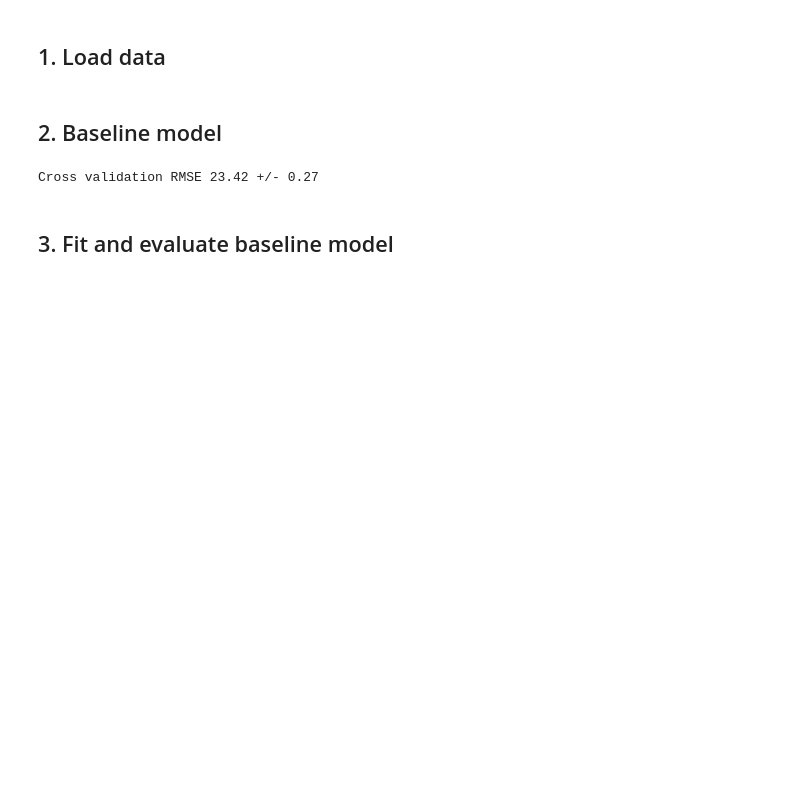
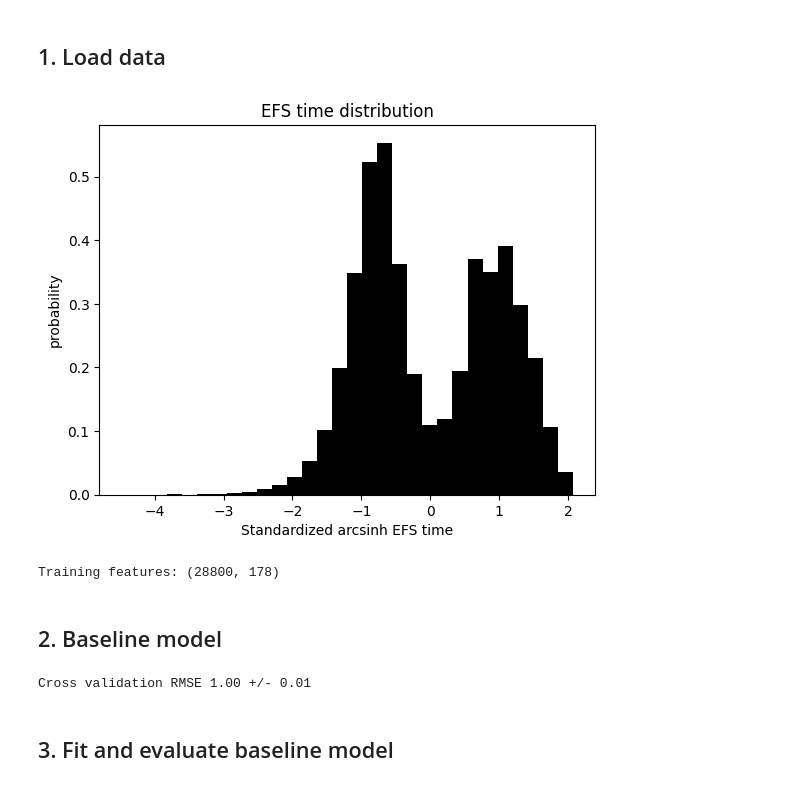
Before and after one commit to gperdrizet/HSCT_survival, a Jupyter notebook: 03-linear_regression_model.ipynb, the cells around one changed output. Drawn from its saved outputs; the diff is of its cells as text; code cells hidden in the pictures; blank space fills up the shorter version.

```diff
--- a/03-linear_regression_model.ipynb
+++ b/03-linear_regression_model.ipynb
@@ -13,10 +18,21 @@ from sklearn.linear_model import ElasticNet
 ## 1. Load data
 # %%
 training_features=pd.read_parquet('./data/encoded/training_features_df.parquet')
-training_labels=pd.read_csv('./data/encoded/training_labels.csv')
+training_labels=pd.read_parquet('./data/encoded/training_labels_df.parquet')
 
 # Remove id column from training features
 training_features.drop('ID', axis=1, inplace=True)
+
+plt.title('EFS time distribution')
+plt.hist(training_labels['efs_time'], density=True, bins=30, color='black')
+plt.xlabel('Standardized arcsinh EFS time')
+plt.ylabel('probability')
+plt.show()
+
+print(f'Training features: {training_features.shape}')
+# %% [output]
+[figure, added]
+Training features: (28800, 178)
 # %% [markdown]
 ## 2. Baseline model
 # %%
@@ -44,10 +60,13 @@ def cross_val(model, features: pd.DataFrame, labels: pd.Series) -> list[float]:
     # Return the scores
     return scores
 
+# Instantiate default elastic net model
 baseline_model=ElasticNet(random_state=315)
+
+# Run cross-validation to estimate out-of-sample performance
 baseline_scores=cross_val(baseline_model, training_features, training_labels['efs_time'])
 # %% [output]
-Cross validation RMSE 23.42 +/- 0.27
+Cross validation RMSE 1.00 +/- 0.01
 # %% [markdown]
 ## 3. Fit and evaluate baseline model
 # %%
```
Also changed, not shown: parts of 5 cells of this notebook, 1 other file.
